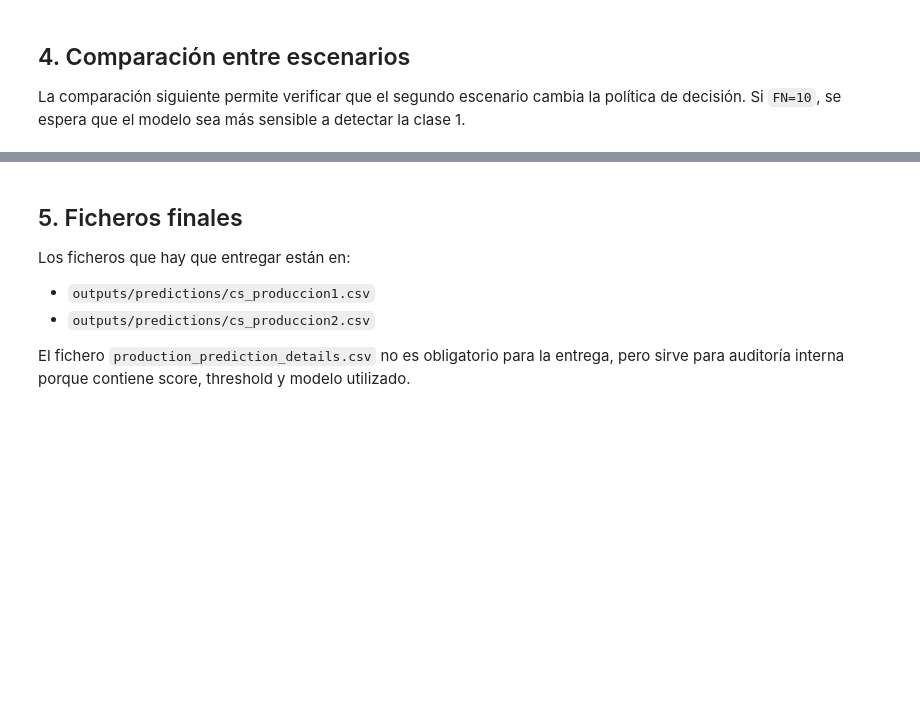
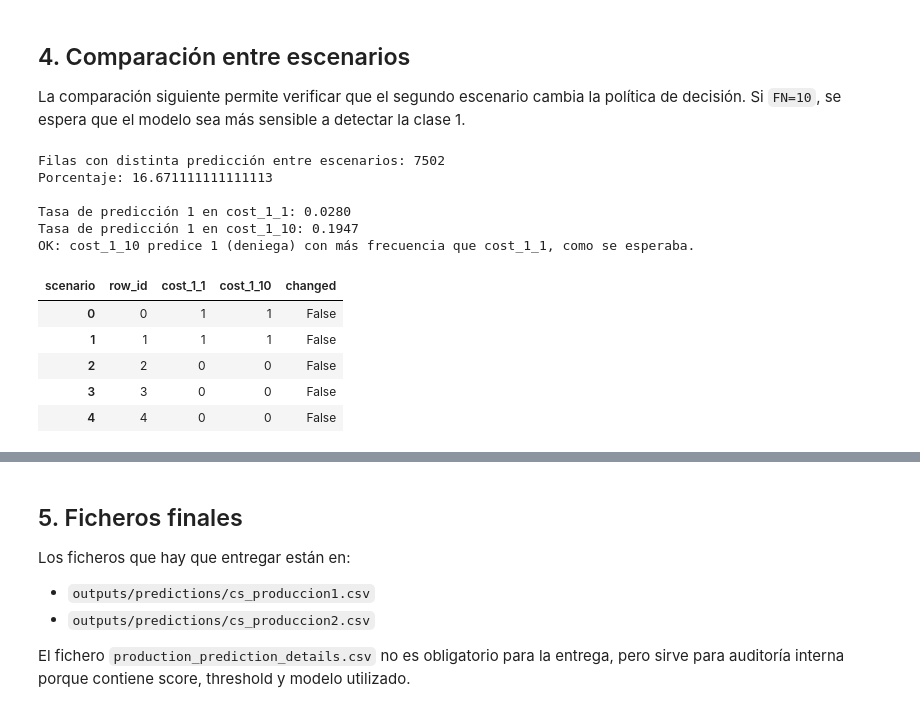
Before and after one commit to mirdbg/Credit_XAI, a Jupyter notebook: 04_Generacion_Predicciones.ipynb, the cells around one changed output, grey strips where cells are left out. Drawn from its saved outputs; the diff is of its cells as text; code cells hidden in the pictures; blank space fills up the shorter version.

```diff
--- a/04_Generacion_Predicciones.ipynb
+++ b/04_Generacion_Predicciones.ipynb
@@ -259,13 +333,43 @@ La comparación siguiente permite verificar que el segundo escenario cambia la p
 # %%
 comparison = prediction_details_df.pivot(index="row_id", columns="scenario", values="prediction").reset_index()
 scenario_cols = [c for c in comparison.columns if c != "row_id"]
 
 if set(["cost_1_1", "cost_1_10"]).issubset(comparison.columns):
     comparison["changed"] = comparison["cost_1_1"] != comparison["cost_1_10"]
     print("Filas con distinta predicción entre escenarios:", comparison["changed"].sum())
     print("Porcentaje:", 100 * comparison["changed"].mean())
 
+    # Comprobamos explícitamente la hipótesis del enunciado de esta sección:
+    # con FN=10, el modelo debería ser más conservador y predecir más 1
+    # (denegaciones) que con FP=FN=1. Antes esto solo se podía ver "a ojo"
+    # mirando la tabla; ahora queda verificado con un mensaje claro.
+    rate_1_1 = comparison["cost_1_1"].mean()
+    rate_1_10 = comparison["cost_1_10"].mean()
+    print(f"\nTasa de predicción 1 en cost_1_1: {rate_1_1:.4f}")
+    print(f"Tasa de predicción 1 en cost_1_10: {rate_1_10:.4f}")
+
+    if rate_1_10 >= rate_1_1:
+        print("OK: cost_1_10 predice 1 (deniega) con más frecuencia que cost_1_1, como se esperaba.")
+    else:
+        print(
+            "AVISO: cost_1_10 predice 1 con MENOS frecuencia que cost_1_1. "
+            "Esto contradice la hipótesis de la sección 3 -- revisar thresholds/modelos seleccionados."
+        )
+
 comparison.head()
+# %% [output]
+Filas con distinta predicción entre escenarios: 7502
+Porcentaje: 16.671111111111113
+
+Tasa de predicción 1 en cost_1_1: 0.0280
+Tasa de predicción 1 en cost_1_10: 0.1947
+OK: cost_1_10 predice 1 (deniega) con más frecuencia que cost_1_1, como se esperaba.
+| scenario | row_id | cost_1_1 | cost_1_10 | changed |
+| 0 | 0 | 1 | 1 | False |
+| 1 | 1 | 1 | 1 | False |
+| 2 | 2 | 0 | 0 | False |
+| 3 | 3 | 0 | 0 | False |
+| 4 | 4 | 0 | 0 | False |
 # %%
 # Resumen de scores por escenario.
 score_summary = prediction_details_df.groupby("scenario").agg(
```
Also changed, not shown: parts of 9 cells of this notebook.
